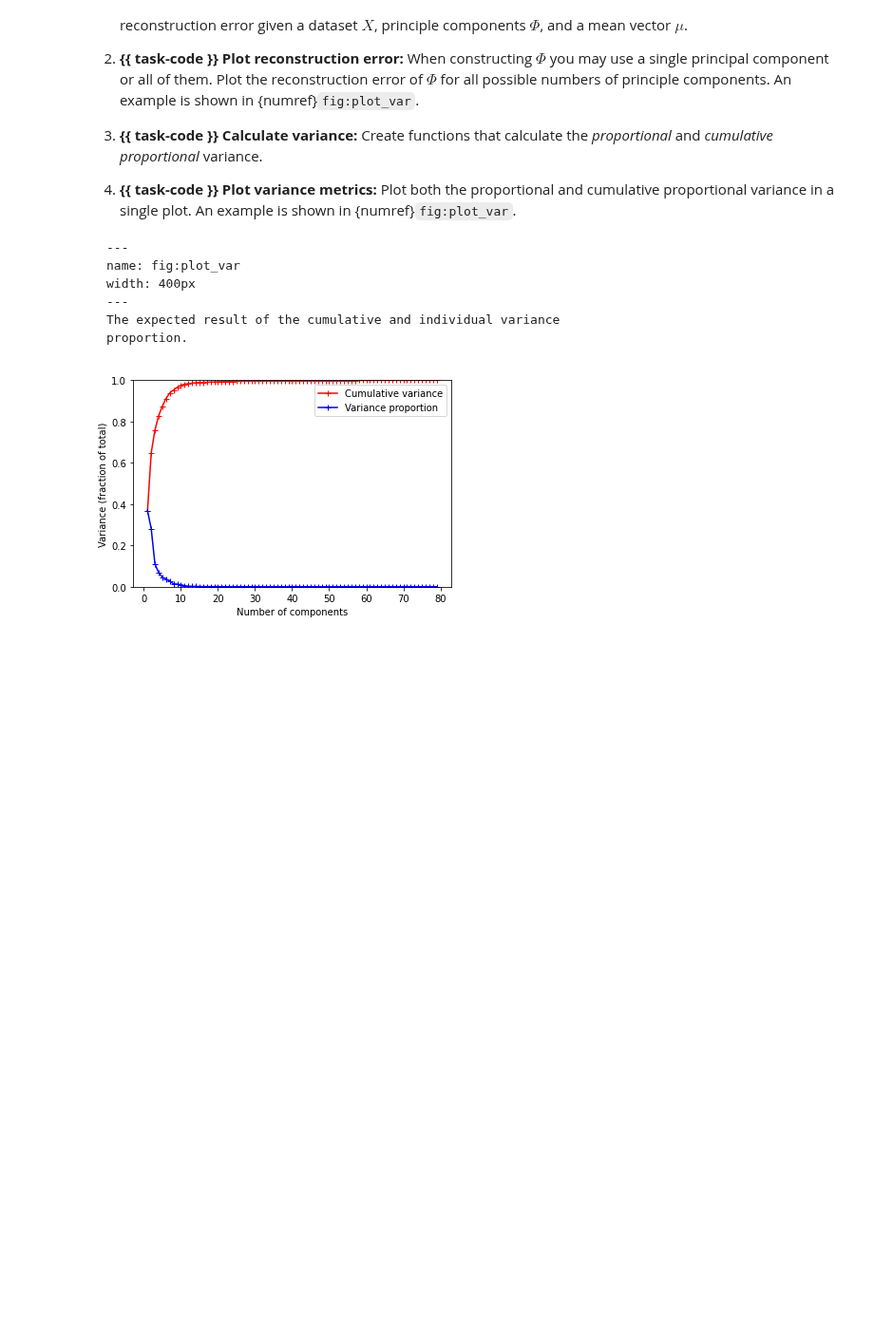
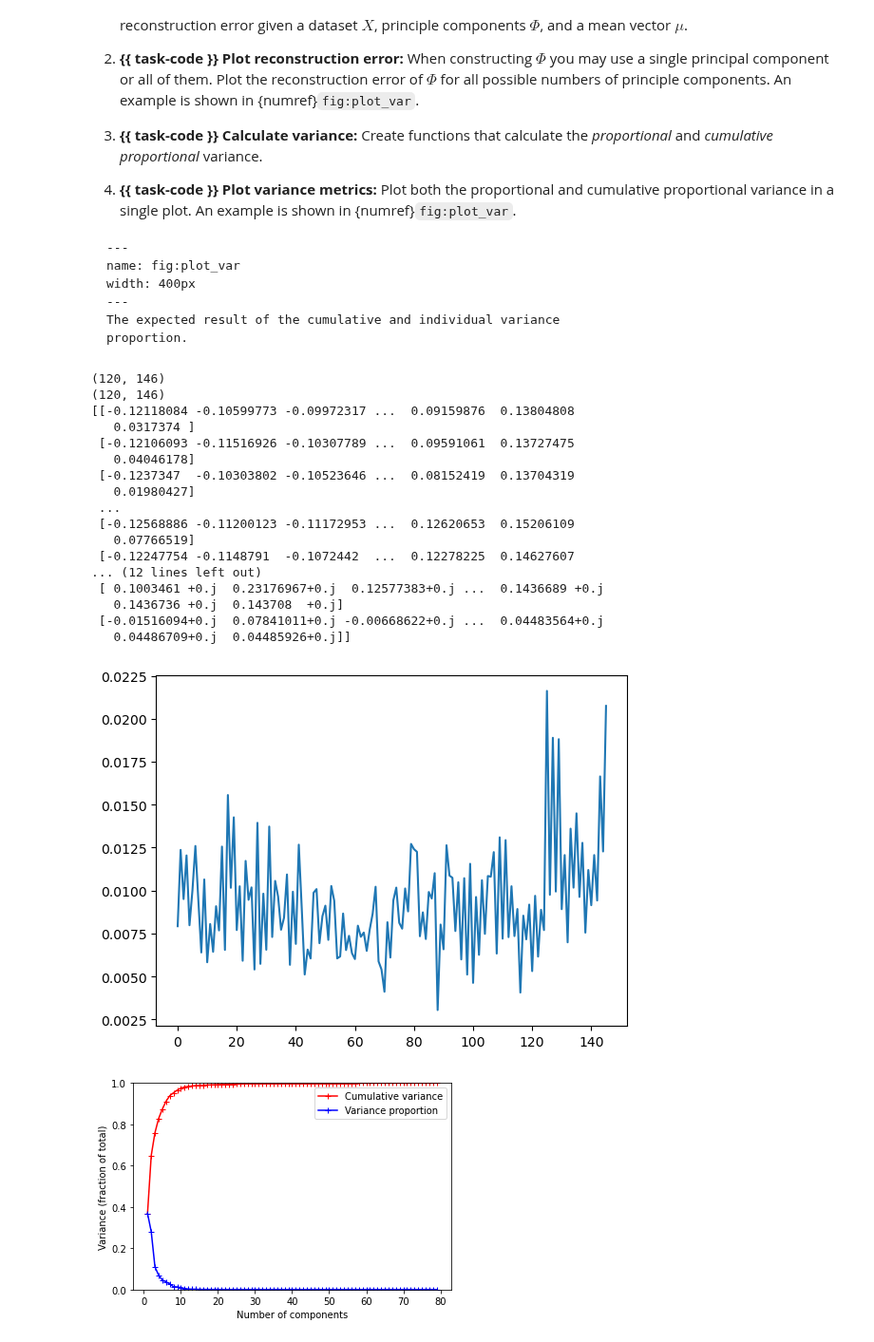
Before and after one commit to MikkelBerggreen/ITU-Introduction-to-Machine-Learning, a Jupyter notebook: source/exercises/W10-pca/pca_intro.ipynb, the cells around one changed output. Shown at 95% size. Cells and saved outputs as stored; diff of their text form; code cells hidden in the pictures; blank space fills up the shorter version.

````diff
--- a/source/exercises/W10-pca/pca_intro.ipynb
+++ b/source/exercises/W10-pca/pca_intro.ipynb
@@ -91,8 +91,8 @@ def get_principle_components(shapes):
     for d in range(1, len(shapes)):
         matrixW = np.hstack((matrixW, eigenPairs[d][1].reshape(len(shapes[0]), 1)))
 
-    # Returning the W matrix, val (I don't know what this was supposed to be?), and the mean vector (my)
-    return matrixW, 0, meanVector
+    # Returning the W matrix, eigenValues (I think that was what was meant by val?), and the mean vector (my)
+    return matrixW, eigenValues, meanVector
 # %%
 # Step 6: Transforming the samples onto the new subspace (wk is expected to be reduced to k dimensions)
 # equation trans
@@ -202,6 +202,51 @@ proportion.
 ```
 # %%
 # Write your implementation here.
+# 1 Calculate reconstruction error:
+def reconstructionError(X, pc, u):
+    transformed = transform(X, pc, u)
+    transformedBack = transformBack(transformed, pc, u)
+    sum = 0
+    print(X.shape)
+    print(transformedBack.T.shape)
+    print(X)
+    print(transformedBack)
+    for i in range(len(X)):
+        sum = sum + np.power((X[i] - transformedBack.T[i]), 2)
+    return (np.sqrt((1/len(u)) * sum))
+
+# 2 Plot reconstruction error:
+#for i in range(1, len(shapes[0])):
+comp, val, mu = get_principle_components(shapes)
+used = comp[:, :146]
+rcError = reconstructionError(shapes, used, mu)
+plt.plot(rcError)
+
+# 3 Calculate variance:
+def proportionalVariance(eigenValues, index):
+    return eigenValues[index] / np.sum(eigenValues)
+
+def cumulativeProportionalVariance(eigenValues, k):
+    return np.sum(eigenValues[:,k]) / np.sum(eigenValues)
+# %% [output]
+(120, 146)
+(120, 146)
+[[-0.12118084 -0.10599773 -0.09972317 ...  0.09159876  0.13804808
+   0.0317374 ]
+ [-0.12106093 -0.11516926 -0.10307789 ...  0.09591061  0.13727475
+   0.04046178]
+ [-0.1237347  -0.10303802 -0.10523646 ...  0.08152419  0.13704319
+   0.01980427]
+ ...
+ [-0.12568886 -0.11200123 -0.11172953 ...  0.12620653  0.15206109
+   0.07766519]
+ [-0.12247754 -0.1148791  -0.1072442  ...  0.12278225  0.14627607
+... (12 lines left out)
+ [ 0.1003461 +0.j  0.23176967+0.j  0.12577383+0.j ...  0.1436689 +0.j
+   0.1436736 +0.j  0.143708  +0.j]
+ [-0.01516094+0.j  0.07841011+0.j -0.00668622+0.j ...  0.04483564+0.j
+   0.04486709+0.j  0.04485926+0.j]]
+[figure, added]
 # %%
 # Write your implementation here.
 # %% [output]
````
